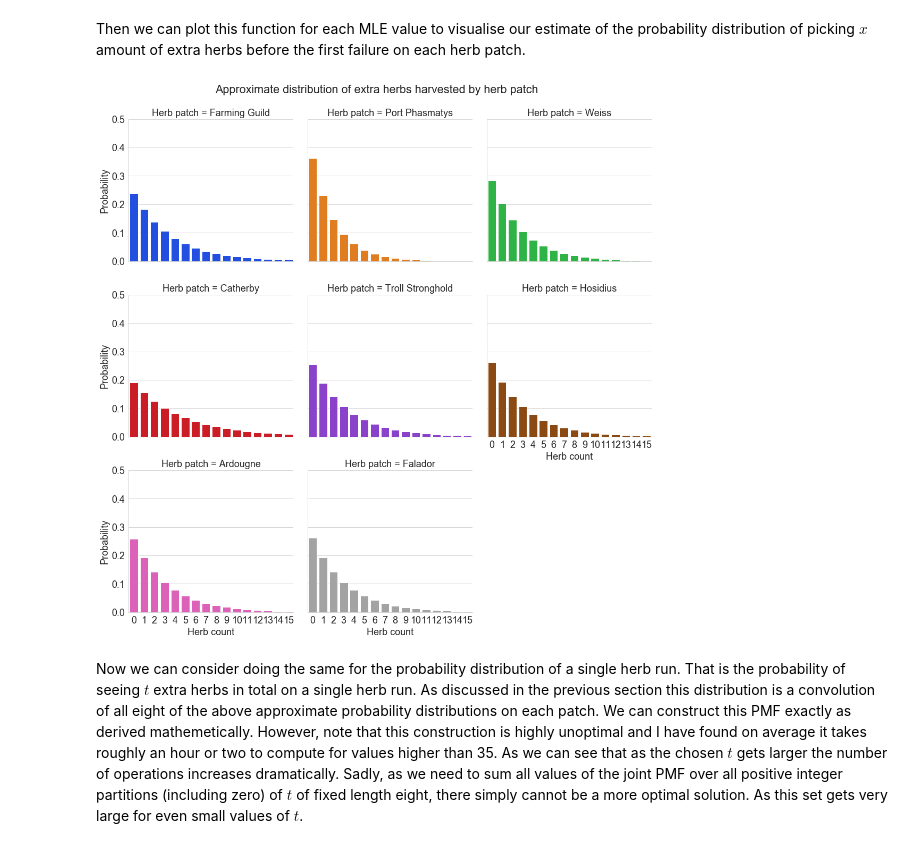
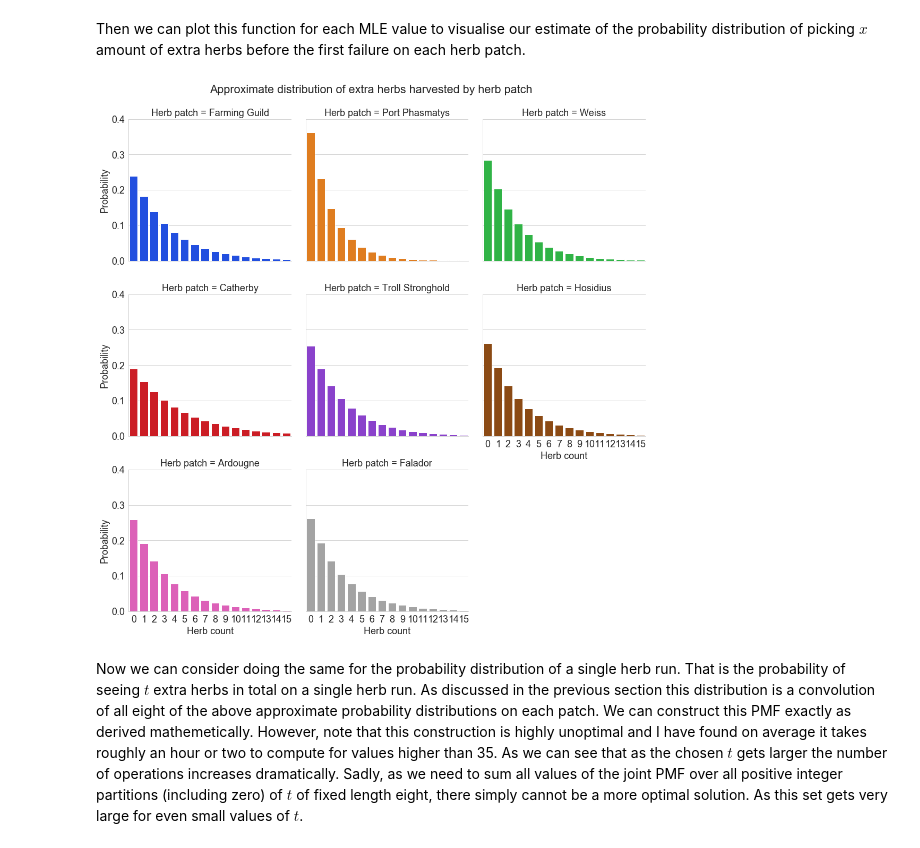
Before and after one commit to HStuklis/my-projects, a Jupyter notebook: Herb-Runs/04-Herb-Runs.ipynb, the cells around one changed output. Cells and saved outputs as stored; diff of their text form; code cells hidden in the pictures.

```diff
--- a/Herb-Runs/04-Herb-Runs.ipynb
+++ b/Herb-Runs/04-Herb-Runs.ipynb
@@ -207,14 +210,14 @@ df_PMF = pd.DataFrame(data = PMF, columns = MLE.index)
 # %%
 df_PMFStacked = df_PMF.stack().reset_index((0,1)).rename(
     {'level_0' : 'Herb count', 'level_1' : 'Herb patch', 0 : 'Probability'}, axis = 1)
 g2 = sns.FacetGrid(data = df_PMFStacked, col = 'Herb patch',
                    col_wrap = 3, hue = 'Herb patch', xlim = [0,15],
-                   ylim = [0,0.5], height = 5)
+                   ylim = [0,0.4], height = 5)
 g2 = g2.map(sns.barplot, 'Herb count', 'Probability', order = df_PMF.index, ci = None)
 plt.subplots_adjust(top = 0.92)
 g2.fig.suptitle('Approximate distribution of extra herbs harvested by herb patch');
 # %% [output]
-[figure, old version]
+[figure, new version]
 # %% [markdown]
 Now we can consider doing the same for the probability distribution of a single herb run. That is the probability of seeing $t$ extra herbs in total on a single herb run. As discussed in the previous section this distribution is a convolution of all eight of the above approximate probability distributions on each patch. We can construct this PMF exactly as derived mathemetically. However, note that this construction is highly unoptimal and I have found on average it takes roughly an hour or two to compute for values higher than 35. As we can see that as the chosen $t$ gets larger the number of operations increases dramatically. Sadly, as we need to sum all values of the joint PMF over all positive integer partitions (including zero) of $t$ of fixed length eight, there simply cannot be a more optimal solution. As this set gets very large for even small values of $t$.
 # %%
```
Also changed, not shown: parts of 7 cells of this notebook, 1 other file.
